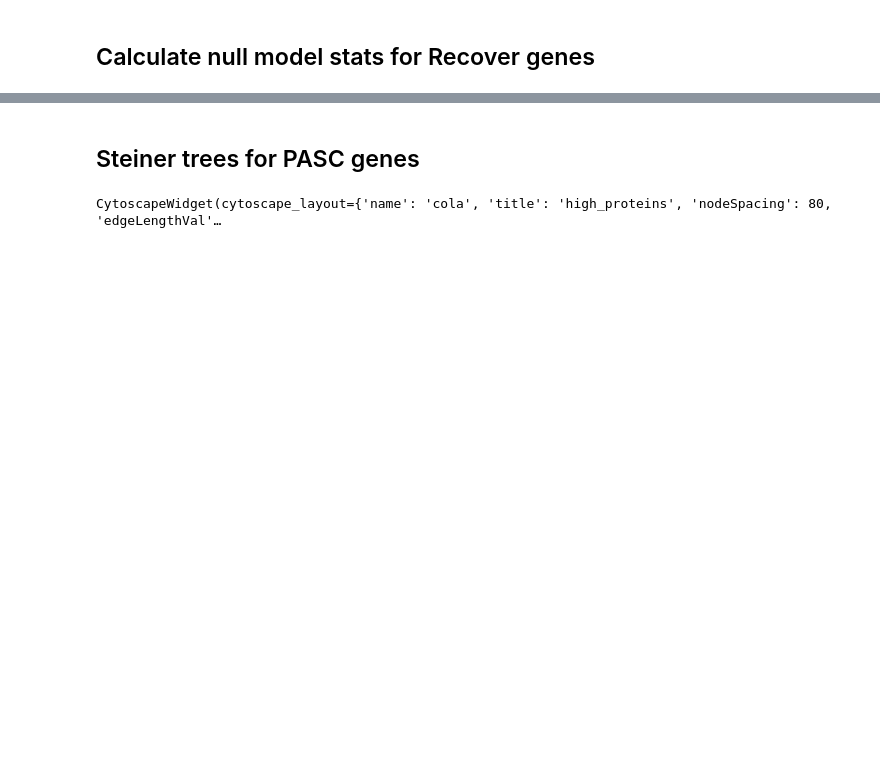
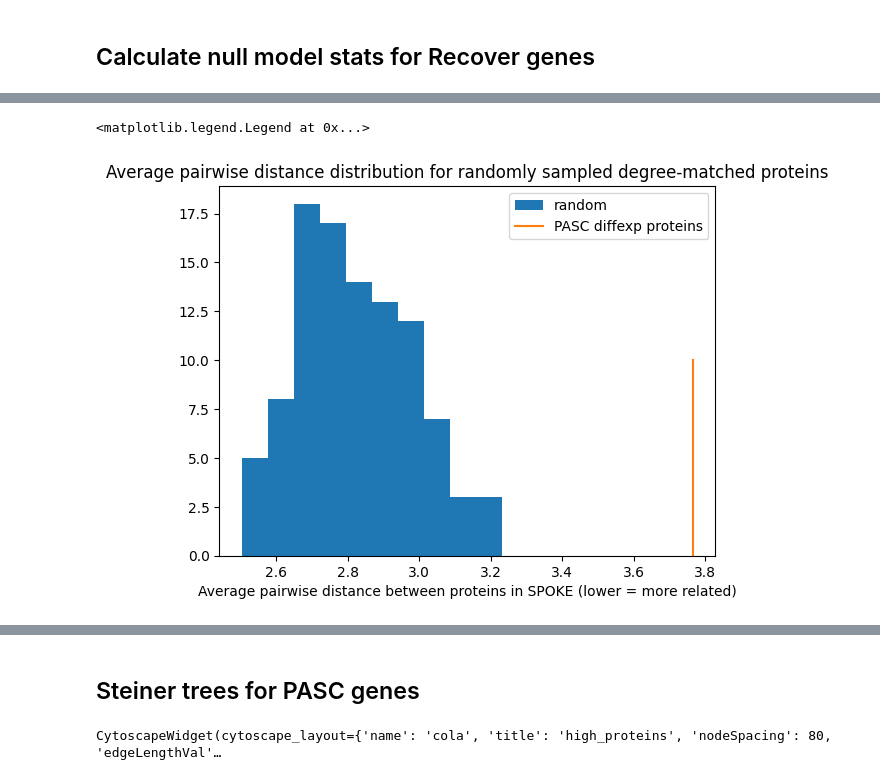
Before and after one commit to yjzhang/kg_feature_engineering, a Jupyter notebook: notebooks/recover_covid_2023_09_11.ipynb, the cells around one changed output, grey strips where cells are left out. Cells and saved outputs as stored; diff of their text form; code cells hidden in the pictures; blank space fills up the shorter version.

Commit message:
updated recover notebooks to also include proteins

```diff
--- a/notebooks/recover_covid_2023_09_11.ipynb
+++ b/notebooks/recover_covid_2023_09_11.ipynb
@@ -50,6 +61,8 @@ for g in diffexp_genes:
         pass
 # %%
 genes_spoke_ids = [genes_to_ids[g] for g in diffexp_genes_ncbi_ids if g in genes_to_ids]
+# %%
+uniprot_spoke_ids = [prots_to_ids[p] for p in uniprot_ids if p in prots_to_ids]
 # %%
 print('diffexp genes:', len(diffexp_genes_ncbi_ids), 'spoke-diffexp genes:', len(genes_spoke_ids))
 # %% [output]
@@ -87,0 +101,19 @@ plt.legend()
+# %%
+prots_stats = kgfe.explanations.graph_node_stats(spoke_graph_ud, list(set(uniprot_spoke_ids)))
+# %%
+prots_null_results = kgfe.explanations.null_graph_stats(spoke_graph_ud, 'Protein',\
+                                                                 len(uniprot_spoke_ids),\
+                                                                 use_degree_sampling=True,\
+                                                                 input_id_set=uniprot_spoke_ids)
+# %%
+prots_null_results = pd.DataFrame(prots_null_results)
+# %%
+plt.hist(prots_null_results.average_pairwise_distance, bins=10, label='random')
+plt.title('Average pairwise distance distribution for randomly sampled degree-matched proteins')
+plt.plot([prots_stats['average_pairwise_distance'], prots_stats['average_pairwise_distance']],
+         [0, 10], label='PASC diffexp proteins')
+plt.xlabel('Average pairwise distance between proteins in SPOKE (lower = more related)')
+plt.legend()
+# %% [output]
+<matplotlib.legend.Legend at 0x...>
+[figure, added]
```
Also changed, not shown: parts of 9 cells of this notebook, 1 other file.
